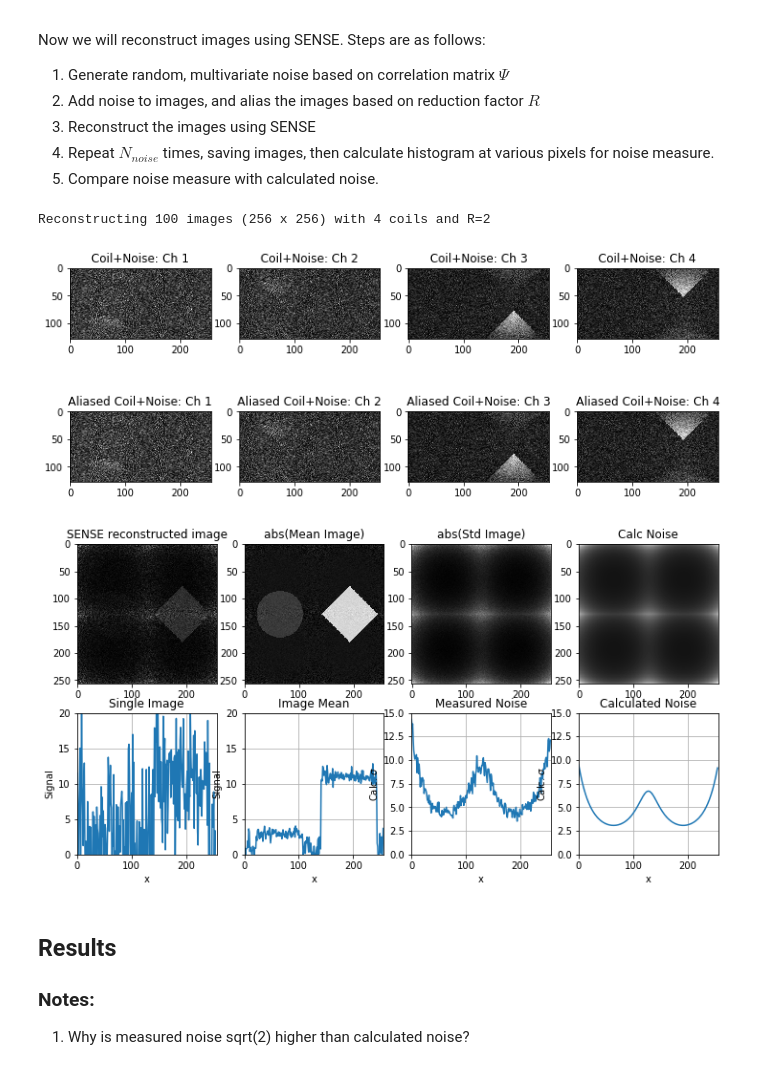
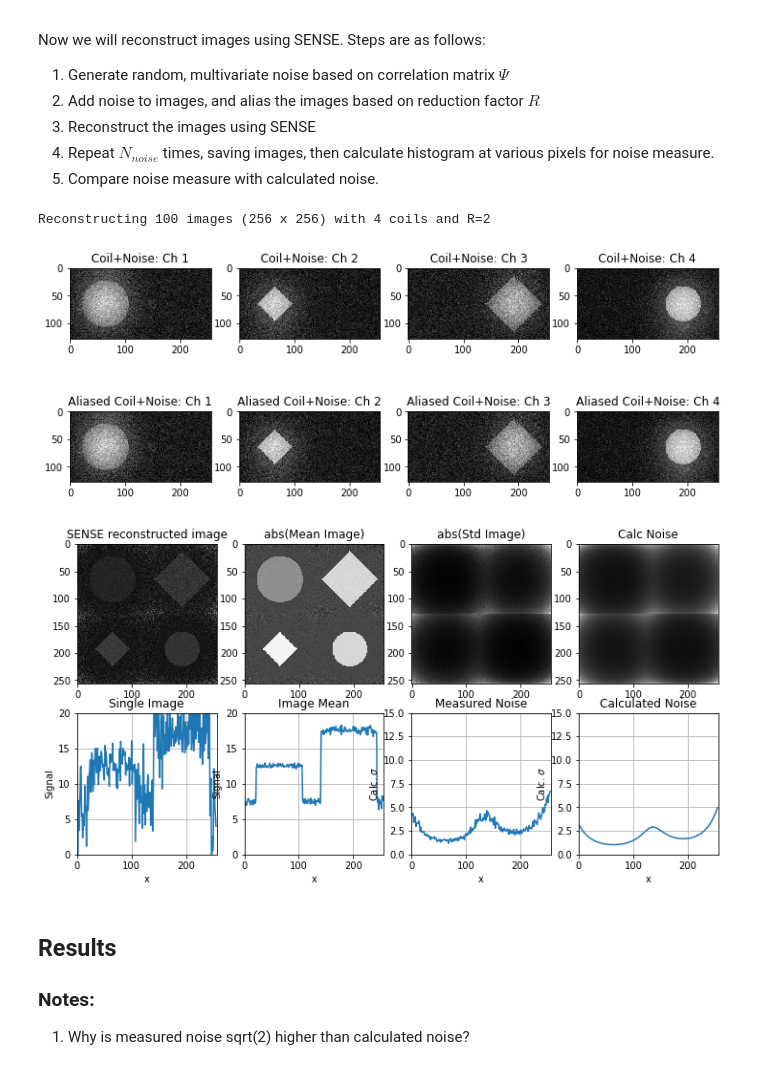
Before and after one commit to mribri999/MRSignalsSeqs, a Jupyter notebook: Python/Rad 229 Multichannel Image Reconstruction with Noise.ipynb, the cells around one changed output. Saved outputs shown, nothing was run; the diff lists cells and outputs as text; code cells hidden in the pictures.

```diff
--- a/Python/Rad 229 Multichannel Image Reconstruction with Noise.ipynb
+++ b/Python/Rad 229 Multichannel Image Reconstruction with Noise.ipynb
@@ -24,7 +24,10 @@ x = np.arange(0,Nx)
 y = np.arange(0,Ny)
 
 # -- Generate image data
-im = 10.0*mrs.diamond(width=Nx/2.5,nx=Nx,ny=Ny,cx=Nx/4.0) + mrs.circ(radius=Nx/6.0,nx=Nx,ny=Ny,cx=-Nx/4.0)*2.0
+im = 10.0*mrs.diamond(   width=Nx/2.5,nx=Nx,ny=Ny,cx=Nx//4, cy=-Ny//4)
+im = im + 5.0*mrs.circ(  radius=Nx/6.0,nx=Nx,ny=Ny,cx=-Nx//4,cy = -Ny//4)
+im = im + 10.0*mrs.circ( radius=Nx/8.0,nx=Nx,ny=Ny,cx=Nx//4,cy= Ny//4)
+im = im + 12.0*mrs.diamond(width=Nx/4,nx=Nx,ny=Ny,cx=-Nx//4, cy=Ny//4)
 
 plt.figure(figsize=(12.,5.))
 plt.subplot(1,3,1)
@@ -94,7 +97,7 @@ if (1==1):
             plt.subplot(R,Nc,Nc*r+c+1)
             plotim = np.squeeze(abs(csens4calc[:,:,c,r]))
             plt.imshow(plotim,cmap='gray')
-            tt = "Sens: Ch %d, p=%d" % (c+1,r+1)
+            tt = "Sensitivity: Ch %d, p=%d" % (c+1,r+1)
             plt.title(tt)
 
 
@@ -111,7 +114,7 @@ print("SENSE weights has size",W.shape)
 print("gfactor has size",gfact.shape)
 print("calcnoise has size",calcnoise.shape)
 
-plt.figure(figsize=(12.,5.0*(R+1)))
+plt.figure(figsize=(12.,2.0*(R+1)))
 for c in range(Nc):
     for r in range(R):
         plt.subplot(R+1,Nc,Nc*r+c+1)
@@ -212,39 +206,40 @@ plt.figure(figsize=(12.,6.0))
 plt.subplot(2,4,1)
 plt.imshow(np.abs(sensesig),cmap='gray')
 plt.title('SENSE reconstructed image')
 
 plt.subplot(2,4,2)
 plt.imshow(np.abs(sigmean),cmap='gray')
 plt.title('abs(Mean Image)')
 
 plt.subplot(2,4,3)
 plt.imshow(np.abs(sigstd),cmap='gray')
 plt.title('abs(Std Image)')
 
 plt.subplot(2,4,4)
 plt.imshow(np.squeeze(calcnoise),cmap='gray',vmin=0.0)
 plt.title('Calc Noise')
 
+line2plot = Ny//4
 # -- Plot lines of pixel values halfway down image.
 plt.subplot(2,4,5)
-plt.plot(x,np.squeeze(np.real(sensesig[Ny//2,:])))
+plt.plot(x,np.squeeze(np.real(sensesig[line2plot,:])))
 mrs.lplot('x','Signal','Single Image',ax=(0,Nx,0,20))
 
 plt.subplot(2,4,6)
-plt.plot(x,np.squeeze(np.real(sigmean[Ny//2,:])))
+plt.plot(x,np.squeeze(np.real(sigmean[line2plot,:])))
 mrs.lplot('x','Signal','Image Mean',ax=(0,Nx,0,20))
 
 plt.subplot(2,4,7)
-plt.plot(x,np.squeeze(np.abs(sigstd[Ny//2,:])))
+plt.plot(x,np.squeeze(np.abs(sigstd[line2plot,:])))
 mrs.lplot('x','Calc. $\sigma$','Measured Noise',ax=(0,Nx,0,15))
 
 plt.subplot(2,4,8)
-plt.plot(x,np.squeeze(calcnoise[Ny//2,:]))
+plt.plot(x,np.squeeze(calcnoise[line2plot,:]))
 mrs.lplot('x','Calc. $\sigma$','Calculated Noise',ax=(0,Nx,0,15))
 # %% [output]
 Reconstructing 100 images (256 x 256) with 4 coils and R=2
-[figure, old version]
+[figure, new version]
-[figure, old version]
+[figure, new version]
 # %% [markdown]
 ## Results
 ### Notes:
```
Also changed, not shown: parts of 2 cells of this notebook, 1 other file.
